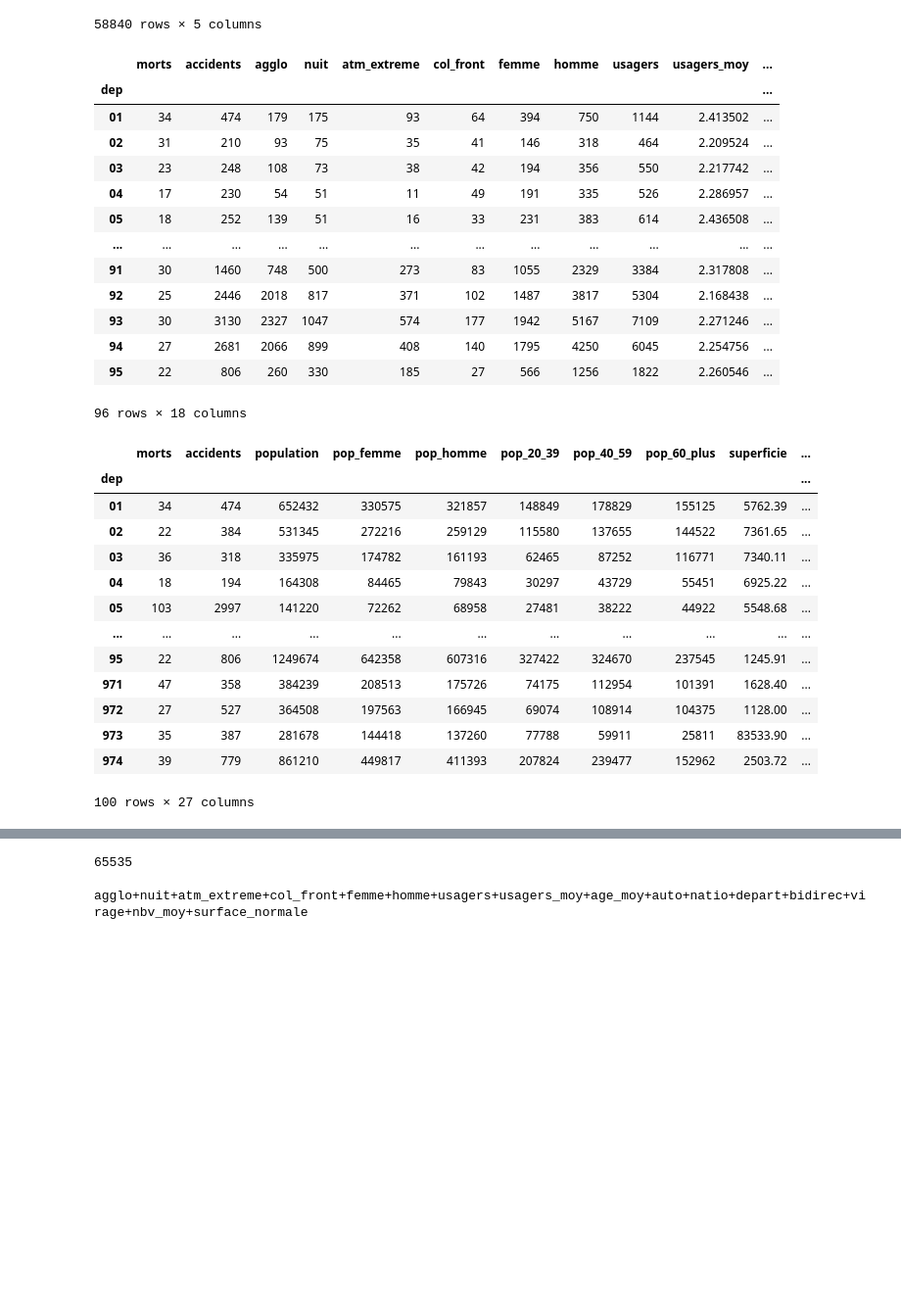
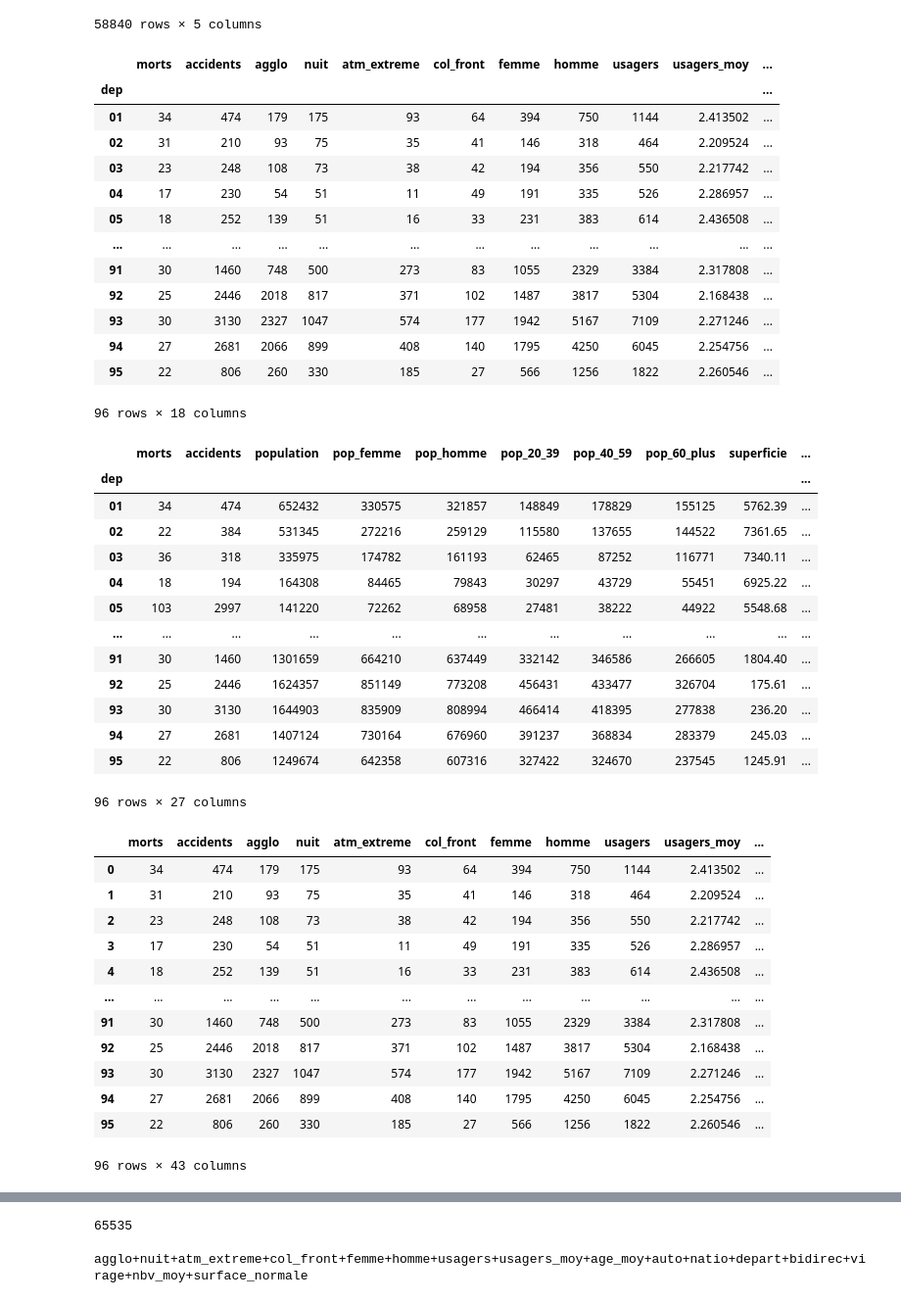
Before and after one commit to josephmosse/projet_econometrie, a Jupyter notebook: accidents.ipynb, the cells around one changed output, grey strips where cells are left out. Shown at 98% size. Drawn from its saved outputs; the diff is of its cells as text; code cells hidden in the pictures; blank space fills up the shorter version.

```diff
--- a/accidents.ipynb
+++ b/accidents.ipynb
@@ -134,38 +134,53 @@ data['nbv_moy'] = caracteristiques.groupby('dep')['nbv'].mean()
 # Nombre d'accidents ayant eu lieu sur une route avec surface normale
 data['surface_normale'] = caracteristiques.groupby('dep')['surface_normale'].sum()
 
 data = data.drop(data.index[96:])
 donnes_brut = donnes_brut.drop(donnes_brut.index[96:])
+allah = data.merge(donnes_brut)
 display(data)
 display(donnes_brut)
+display(allah)
 # %% [output]
 |  | morts | accidents | agglo | nuit | atm_extreme | col_front | femme | homme | usagers | usagers_moy | ... |
 | dep |  |  |  |  |  |  |  |  |  |  | ... |
 | 01 | 34 | 474 | 179 | 175 | 93 | 64 | 394 | 750 | 1144 | 2.413502 | ... |
 | 02 | 31 | 210 | 93 | 75 | 35 | 41 | 146 | 318 | 464 | 2.209524 | ... |
 | 03 | 23 | 248 | 108 | 73 | 38 | 42 | 194 | 356 | 550 | 2.217742 | ... |
 | 04 | 17 | 230 | 54 | 51 | 11 | 49 | 191 | 335 | 526 | 2.286957 | ... |
 | 05 | 18 | 252 | 139 | 51 | 16 | 33 | 231 | 383 | 614 | 2.436508 | ... |
 | ... | ... | ... | ... | ... | ... | ... | ... | ... | ... | ... | ... |
 | 91 | 30 | 1460 | 748 | 500 | 273 | 83 | 1055 | 2329 | 3384 | 2.317808 | ... |
 | 92 | 25 | 2446 | 2018 | 817 | 371 | 102 | 1487 | 3817 | 5304 | 2.168438 | ... |
 | 93 | 30 | 3130 | 2327 | 1047 | 574 | 177 | 1942 | 5167 | 7109 | 2.271246 | ... |
 | 94 | 27 | 2681 | 2066 | 899 | 408 | 140 | 1795 | 4250 | 6045 | 2.254756 | ... |
 | 95 | 22 | 806 | 260 | 330 | 185 | 27 | 566 | 1256 | 1822 | 2.260546 | ... |
 96 rows × 18 columns
 |  | morts | accidents | population | pop_femme | pop_homme | pop_20_39 | pop_40_59 | pop_60_plus | superficie | ... |
 | dep |  |  |  |  |  |  |  |  |  | ... |
 | 01 | 34 | 474 | 652432 | 330575 | 321857 | 148849 | 178829 | 155125 | 5762.39 | ... |
 | 02 | 22 | 384 | 531345 | 272216 | 259129 | 115580 | 137655 | 144522 | 7361.65 | ... |
 | 03 | 36 | 318 | 335975 | 174782 | 161193 | 62465 | 87252 | 116771 | 7340.11 | ... |
 | 04 | 18 | 194 | 164308 | 84465 | 79843 | 30297 | 43729 | 55451 | 6925.22 | ... |
 | 05 | 103 | 2997 | 141220 | 72262 | 68958 | 27481 | 38222 | 44922 | 5548.68 | ... |
 | ... | ... | ... | ... | ... | ... | ... | ... | ... | ... | ... |
+| 91 | 30 | 1460 | 1301659 | 664210 | 637449 | 332142 | 346586 | 266605 | 1804.40 | ... |
+| 92 | 25 | 2446 | 1624357 | 851149 | 773208 | 456431 | 433477 | 326704 | 175.61 | ... |
+| 93 | 30 | 3130 | 1644903 | 835909 | 808994 | 466414 | 418395 | 277838 | 236.20 | ... |
+| 94 | 27 | 2681 | 1407124 | 730164 | 676960 | 391237 | 368834 | 283379 | 245.03 | ... |
 | 95 | 22 | 806 | 1249674 | 642358 | 607316 | 327422 | 324670 | 237545 | 1245.91 | ... |
-| 971 | 47 | 358 | 384239 | 208513 | 175726 | 74175 | 112954 | 101391 | 1628.40 | ... |
-| 972 | 27 | 527 | 364508 | 197563 | 166945 | 69074 | 108914 | 104375 | 1128.00 | ... |
-| 973 | 35 | 387 | 281678 | 144418 | 137260 | 77788 | 59911 | 25811 | 83533.90 | ... |
-| 974 | 39 | 779 | 861210 | 449817 | 411393 | 207824 | 239477 | 152962 | 2503.72 | ... |
-100 rows × 27 columns
+96 rows × 27 columns
+|  | morts | accidents | agglo | nuit | atm_extreme | col_front | femme | homme | usagers | usagers_moy | ... |
+| 0 | 34 | 474 | 179 | 175 | 93 | 64 | 394 | 750 | 1144 | 2.413502 | ... |
+| 1 | 31 | 210 | 93 | 75 | 35 | 41 | 146 | 318 | 464 | 2.209524 | ... |
+| 2 | 23 | 248 | 108 | 73 | 38 | 42 | 194 | 356 | 550 | 2.217742 | ... |
+| 3 | 17 | 230 | 54 | 51 | 11 | 49 | 191 | 335 | 526 | 2.286957 | ... |
+| 4 | 18 | 252 | 139 | 51 | 16 | 33 | 231 | 383 | 614 | 2.436508 | ... |
+| ... | ... | ... | ... | ... | ... | ... | ... | ... | ... | ... | ... |
+| 91 | 30 | 1460 | 748 | 500 | 273 | 83 | 1055 | 2329 | 3384 | 2.317808 | ... |
+| 92 | 25 | 2446 | 2018 | 817 | 371 | 102 | 1487 | 3817 | 5304 | 2.168438 | ... |
+| 93 | 30 | 3130 | 2327 | 1047 | 574 | 177 | 1942 | 5167 | 7109 | 2.271246 | ... |
+| 94 | 27 | 2681 | 2066 | 899 | 408 | 140 | 1795 | 4250 | 6045 | 2.254756 | ... |
+| 95 | 22 | 806 | 260 | 330 | 185 | 27 | 566 | 1256 | 1822 | 2.260546 | ... |
+96 rows × 43 columns
 # %%
 # Matrice de corrélation
```
Also changed, not shown: parts of 4 cells of this notebook, 3 other files.
